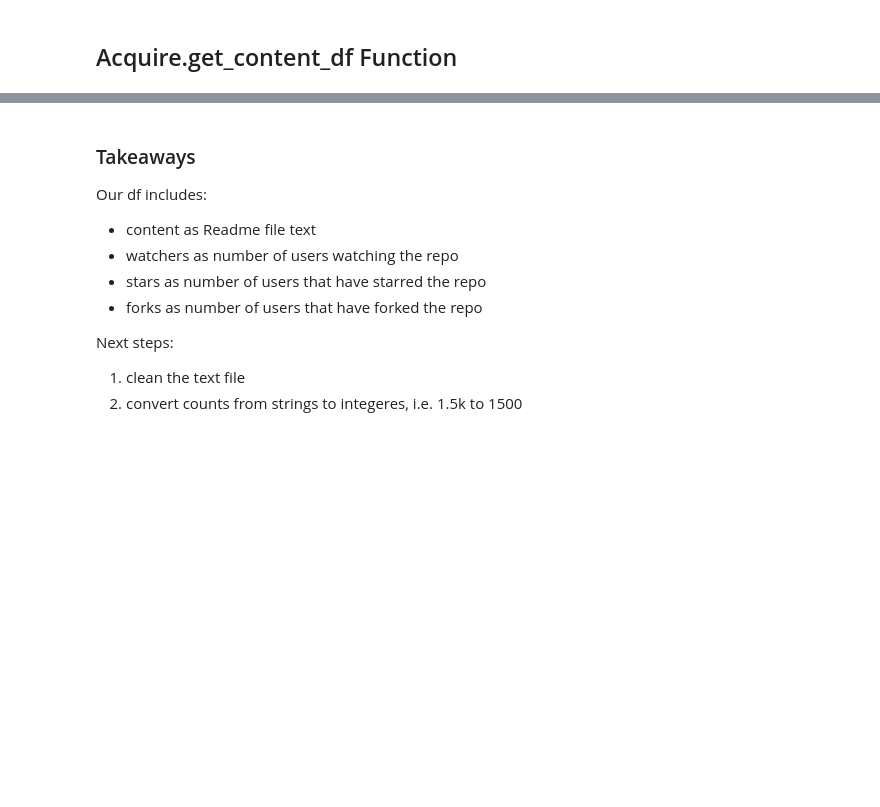
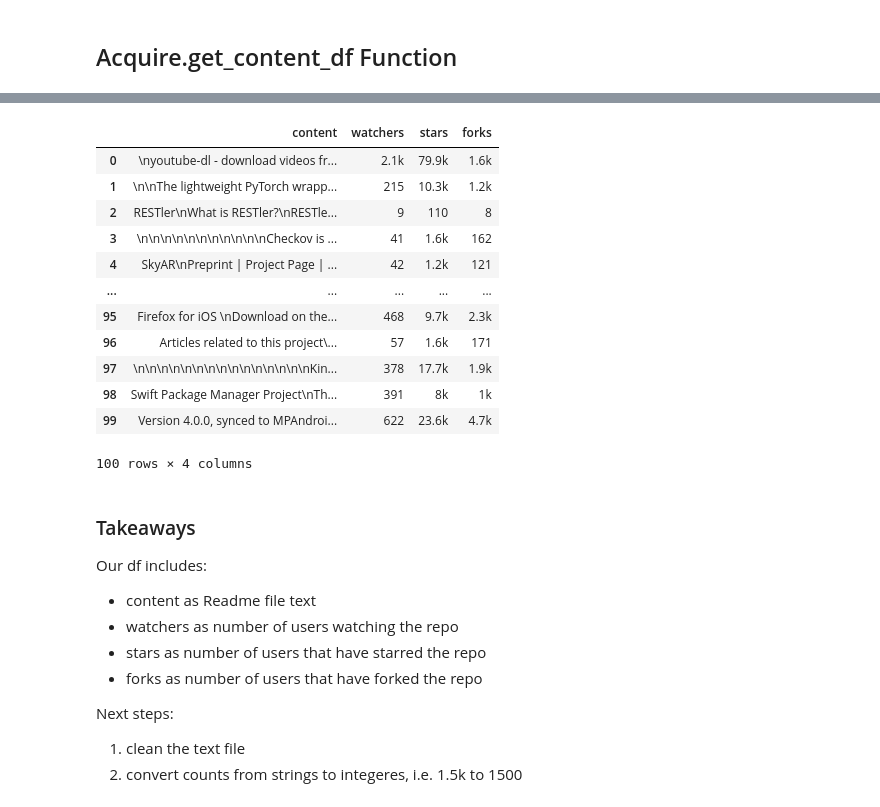
Before and after one commit to Codeup-B-Squared/NLP-Analysis, a Jupyter notebook: Data_Analysis.ipynb, the cells around one changed output, grey strips where cells are left out. Saved outputs shown, nothing was run; the diff lists cells and outputs as text; code cells hidden in the pictures; blank space fills up the shorter version.

```diff
--- a/Data_Analysis.ipynb
+++ b/Data_Analysis.ipynb
@@ -117,3 +95,19 @@ Name: language, dtype: int64
+# %%
+df
+# %% [output]
+|  | content | watchers | stars | forks |
+| 0 | \nyoutube-dl - download videos fr... | 2.1k | 79.9k | 1.6k |
+| 1 | \n\nThe lightweight PyTorch wrapp... | 215 | 10.3k | 1.2k |
+| 2 | RESTler\nWhat is RESTler?\nRESTle... | 9 | 110 | 8 |
+| 3 | \n\n\n\n\n\n\n\n\n\n\nCheckov is ... | 41 | 1.6k | 162 |
+| 4 | SkyAR\nPreprint | Project Page | ... | 42 | 1.2k | 121 |
+| ... | ... | ... | ... | ... |
+| 95 | Firefox for iOS \nDownload on the... | 468 | 9.7k | 2.3k |
+| 96 | Articles related to this project\... | 57 | 1.6k | 171 |
+| 97 | \n\n\n\n\n\n\n\n\n\n\n\n\n\n\nKin... | 378 | 17.7k | 1.9k |
+| 98 | Swift Package Manager Project\nTh... | 391 | 8k | 1k |
+| 99 | Version 4.0.0, synced to MPAndroi... | 622 | 23.6k | 4.7k |
+100 rows × 4 columns
 # %% [markdown]
 ### Takeaways
 Our df includes:
```
Also changed, not shown: parts of 15 cells of this notebook, 1 other file.
